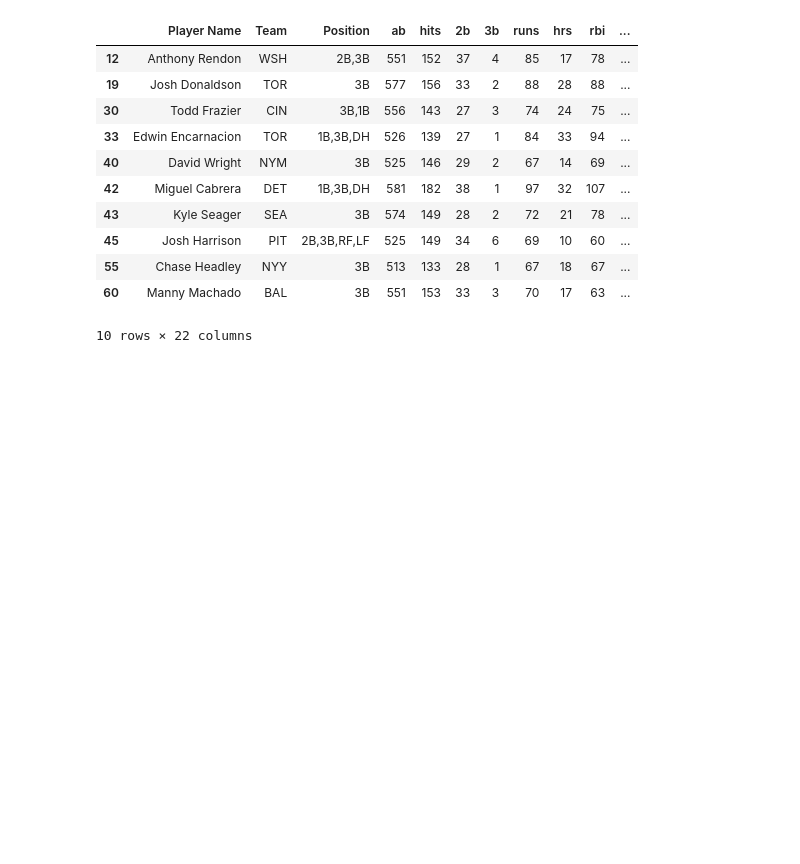
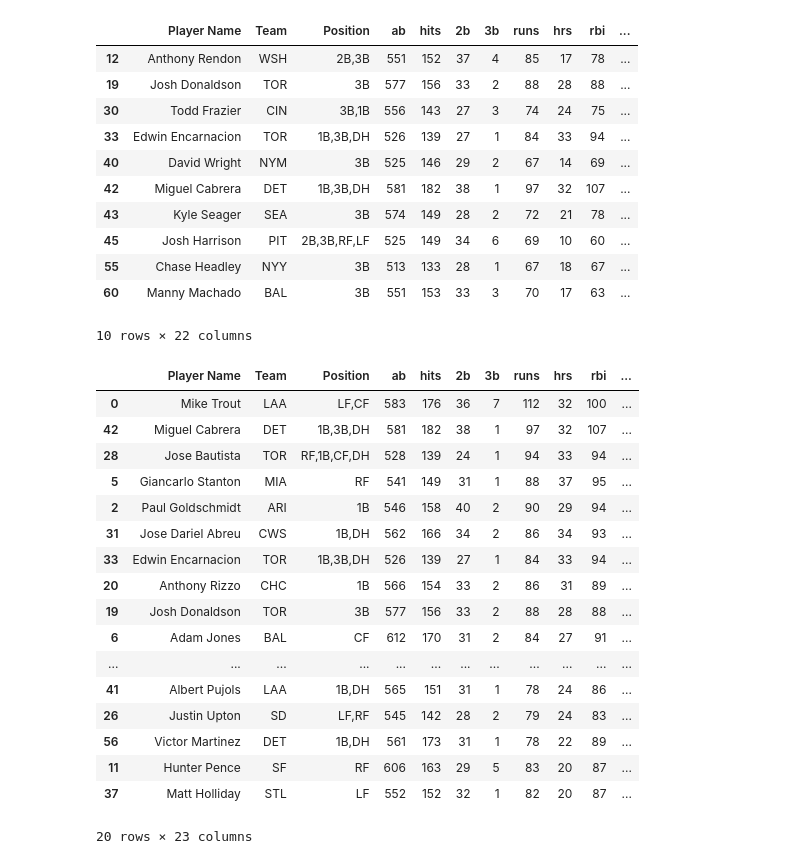
Before and after one commit to eihli/baseball-fantasy-draft, a Jupyter notebook: Simulated-Rankings.ipynb, the cells around one changed output. Cells and saved outputs as stored; diff of their text form; code cells hidden in the pictures; blank space fills up the shorter version.

```diff
--- a/Simulated-Rankings.ipynb
+++ b/Simulated-Rankings.ipynb
@@ -65,7 +80,8 @@ Then I calculate the difference between my rank and ADP and list them in order o
 # %%
 df['adp'] = df.index.values + 1
 df.index = range(0, len(df.index))
-df['erank'] = df.index.values + 1
+df['point_stats_rank'] = df.index.values + 1
+df['diff_adp_point_stats'] = df['adp'] - df['point_stats_rank']
 df.head()
 # %% [output]
 |  | Player Name | Team | Position | ab | hits | 2b | 3b | runs | hrs | rbi | ... |
@@ -78,2 +93,0 @@ df.head()
-# %%
-df['diff_adp_erank'] = df['adp'] - df['erank']
@@ -124,3 +128,26 @@ b3.head(10)
 | 55 | Chase Headley | NYY | 3B | 513 | 133 | 28 | 1 | 67 | 18 | 67 | ... |
 | 60 | Manny Machado | BAL | 3B | 551 | 153 | 33 | 3 | 70 | 17 | 63 | ... |
 10 rows × 22 columns
+# %%
+df['score_enforcer'] = df.apply(compete, data_frame = df, array_stats = array_correlated_stats, axis=1)
+df = df.sort(columns = 'score_enforcer', ascending=False)
+df.head(20)
+# %% [output]
+|  | Player Name | Team | Position | ab | hits | 2b | 3b | runs | hrs | rbi | ... |
+| 0 | Mike Trout | LAA | LF,CF | 583 | 176 | 36 | 7 | 112 | 32 | 100 | ... |
+| 42 | Miguel Cabrera | DET | 1B,3B,DH | 581 | 182 | 38 | 1 | 97 | 32 | 107 | ... |
+| 28 | Jose Bautista | TOR | RF,1B,CF,DH | 528 | 139 | 24 | 1 | 94 | 33 | 94 | ... |
+| 5 | Giancarlo Stanton | MIA | RF | 541 | 149 | 31 | 1 | 88 | 37 | 95 | ... |
+| 2 | Paul Goldschmidt | ARI | 1B | 546 | 158 | 40 | 2 | 90 | 29 | 94 | ... |
+| 31 | Jose Dariel Abreu | CWS | 1B,DH | 562 | 166 | 34 | 2 | 86 | 34 | 93 | ... |
+| 33 | Edwin Encarnacion | TOR | 1B,3B,DH | 526 | 139 | 27 | 1 | 84 | 33 | 94 | ... |
+| 20 | Anthony Rizzo | CHC | 1B | 566 | 154 | 33 | 2 | 86 | 31 | 89 | ... |
+| 19 | Josh Donaldson | TOR | 3B | 577 | 156 | 33 | 2 | 88 | 28 | 88 | ... |
+| 6 | Adam Jones | BAL | CF | 612 | 170 | 31 | 2 | 84 | 27 | 91 | ... |
+| ... | ... | ... | ... | ... | ... | ... | ... | ... | ... | ... | ... |
+| 41 | Albert Pujols | LAA | 1B,DH | 565 | 151 | 31 | 1 | 78 | 24 | 86 | ... |
+| 26 | Justin Upton | SD | LF,RF | 545 | 142 | 28 | 2 | 79 | 24 | 83 | ... |
+| 56 | Victor Martinez | DET | 1B,DH | 561 | 173 | 31 | 1 | 78 | 22 | 89 | ... |
+| 11 | Hunter Pence | SF | RF | 606 | 163 | 29 | 5 | 83 | 20 | 87 | ... |
+| 37 | Matt Holliday | STL | LF | 552 | 152 | 32 | 1 | 82 | 20 | 87 | ... |
+20 rows × 23 columns
```
Also changed, not shown: parts of 20 cells of this notebook.
